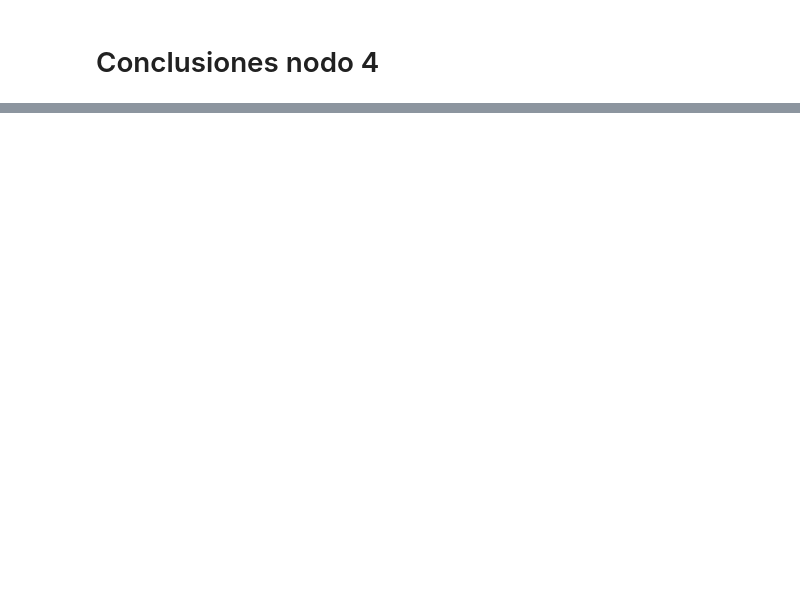
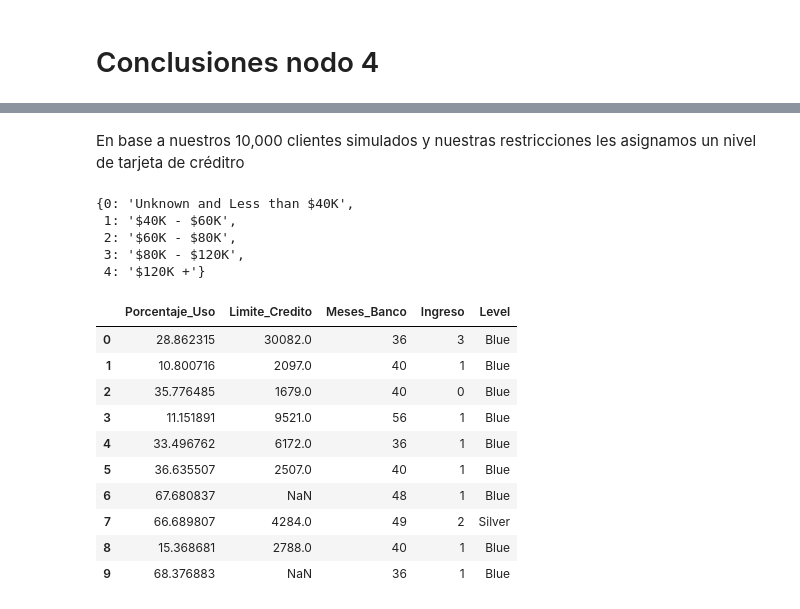
Before and after one commit to IvanArellanoRuelas/ProyectoModulo1_ArellanoI_LafargaI, a Jupyter notebook: ProyectoModulo2_Arellano_Lafarga.ipynb, the cells around one changed output, grey strips where cells are left out. Saved outputs shown, nothing was run; the diff lists cells and outputs as text; code cells hidden in the pictures; blank space fills up the shorter version.

```diff
--- a/ProyectoModulo2_Arellano_Lafarga.ipynb
+++ b/ProyectoModulo2_Arellano_Lafarga.ipynb
@@ -1105,0 +1135,10 @@ plt.show()
+# %% [markdown]
+En base a nuestros 10,000 clientes simulados y nuestras restricciones les asignamos un nivel de tarjeta de créditro
+# %%
+Diccionario_N4
+# %% [output]
+{0: 'Unknown and Less than $40K',
+ 1: '$40K - $60K',
+ 2: '$60K - $80K',
+ 3: '$80K - $120K',
+ 4: '$120K +'}
@@ -1105,0 +1161,15 @@ plt.show()
+# %%
+Simulacion['Level'] = level(Simulacion['Porcentaje_Uso'],Simulacion['Limite_Credito'],Simulacion['Meses_Banco'],Simulacion['Ingreso'],10000)
+Simulacion.head(10)
+# %% [output]
+|  | Porcentaje_Uso | Limite_Credito | Meses_Banco | Ingreso | Level |
+| 0 | 28.862315 | 30082.0 | 36 | 3 | Blue |
+| 1 | 10.800716 | 2097.0 | 40 | 1 | Blue |
+| 2 | 35.776485 | 1679.0 | 40 | 0 | Blue |
+| 3 | 11.151891 | 9521.0 | 56 | 1 | Blue |
+| 4 | 33.496762 | 6172.0 | 36 | 1 | Blue |
+| 5 | 36.635507 | 2507.0 | 40 | 1 | Blue |
+| 6 | 67.680837 | NaN | 48 | 1 | Blue |
+| 7 | 66.689807 | 4284.0 | 49 | 2 | Silver |
+| 8 | 15.368681 | 2788.0 | 40 | 1 | Blue |
+| 9 | 68.376883 | NaN | 36 | 1 | Blue |
```
Also changed, not shown: parts of 47 cells of this notebook.
